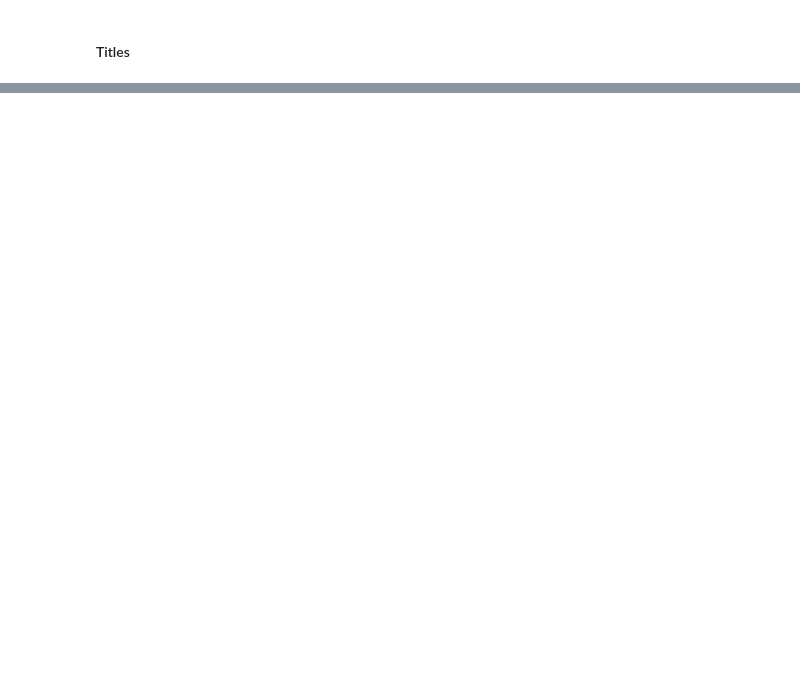
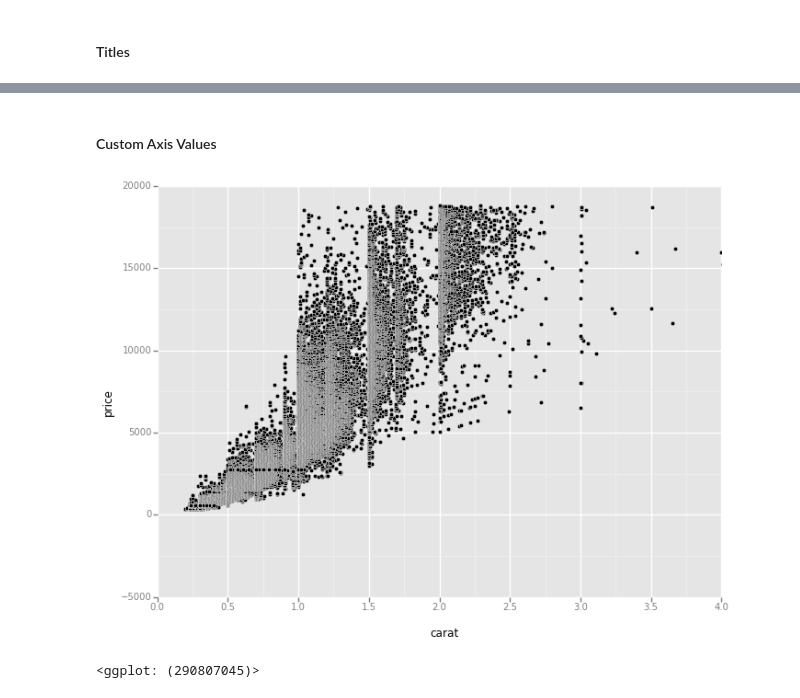
Before and after one commit to yhat/ggpy, a Jupyter notebook: docs/how-to/Annotating Plots - Titles and Labels.ipynb, the cells around one changed output, grey strips where cells are left out. Cells and saved outputs as stored; diff of their text form; code cells hidden in the pictures; blank space fills up the shorter version.

```diff
--- a/docs/how-to/Annotating Plots - Titles and Labels.ipynb
+++ b/docs/how-to/Annotating Plots - Titles and Labels.ipynb
@@ -35,0 +36,7 @@ ggplot(mtcars, aes(x='mpg')) + geom_histogram() + ggtitle("This is my Title\nOn
+# %% [markdown]
+#### Custom Axis Values
+# %%
+ggplot(diamonds, aes(x='carat', y='price')) + geom_point() + xlim(0, 4)
+# %% [output]
+[figure, added]
+<ggplot: (290807045)>
```
Also changed, not shown: parts of 14 cells of this notebook, 1 other file.
